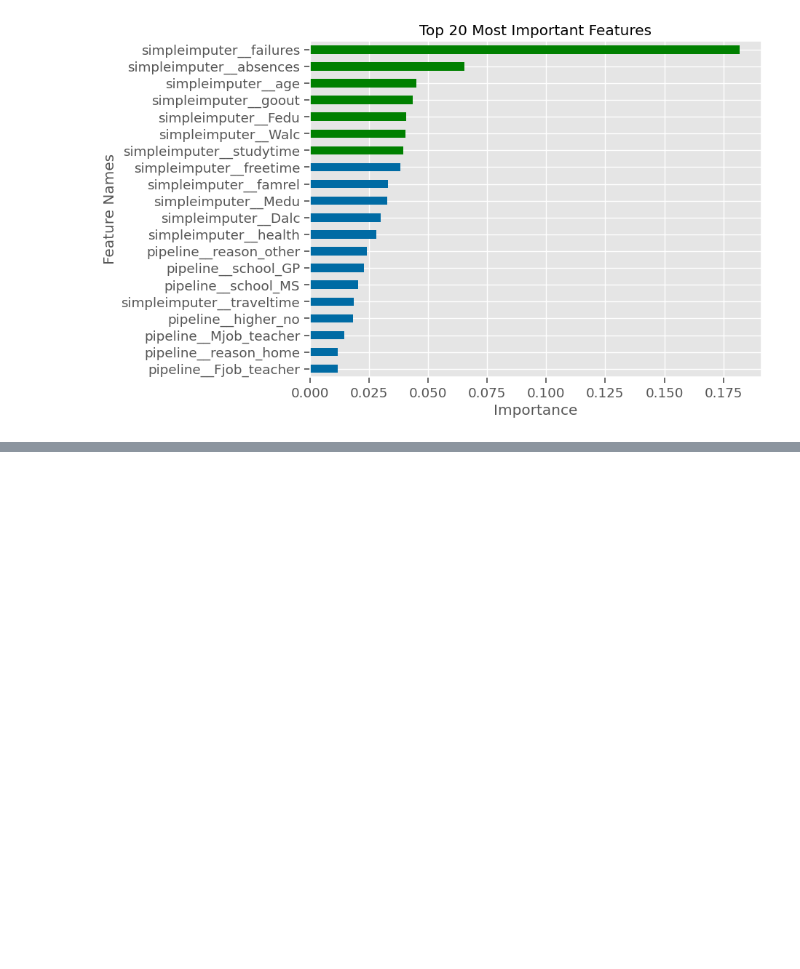
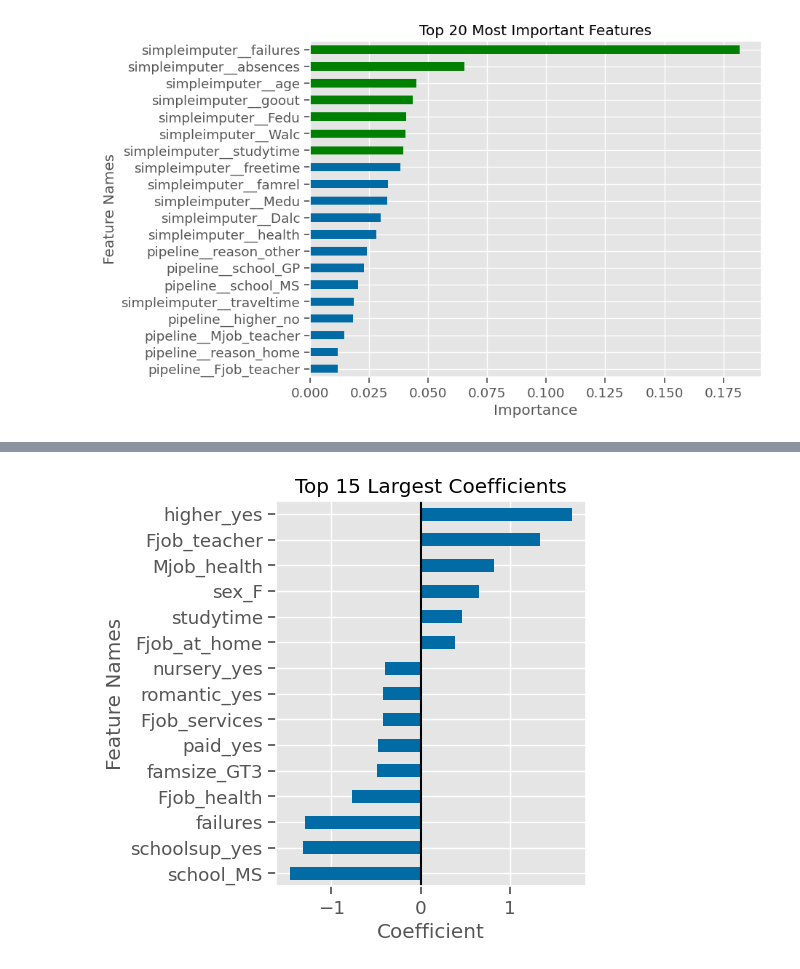
Before and after one commit to sheha919/data_visualization, a Jupyter notebook: notes_week17.ipynb, the cells around one changed output, grey strips where cells are left out. Saved outputs shown, nothing was run; the diff lists cells and outputs as text; code cells hidden in the pictures; blank space fills up the shorter version.

```diff
--- a/notes_week17.ipynb
+++ b/notes_week17.ipynb
@@ -804,0 +1326,5 @@ fig.tight_layout()
+# %%
+## Testing our function with intercept=False (the default)
+ax= plot_coeffs(coeffs,top_n=15)
+# %% [output]
+[figure, added]
```
Also changed, not shown: parts of 57 cells of this notebook, 1 other file.
